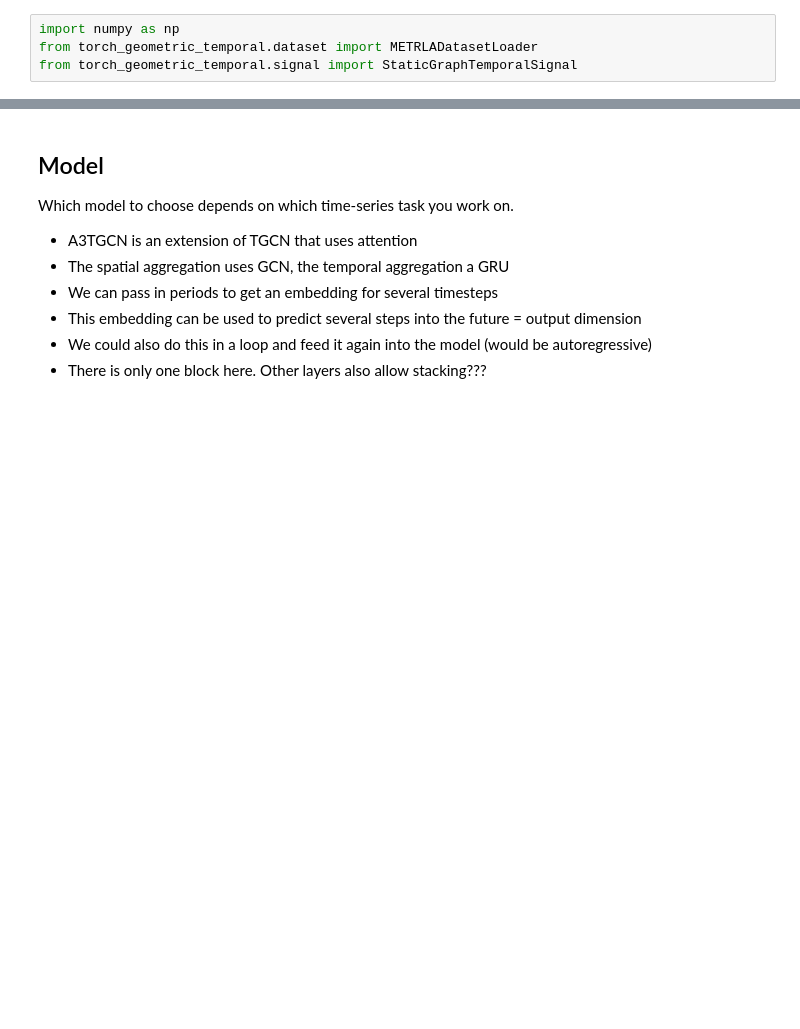
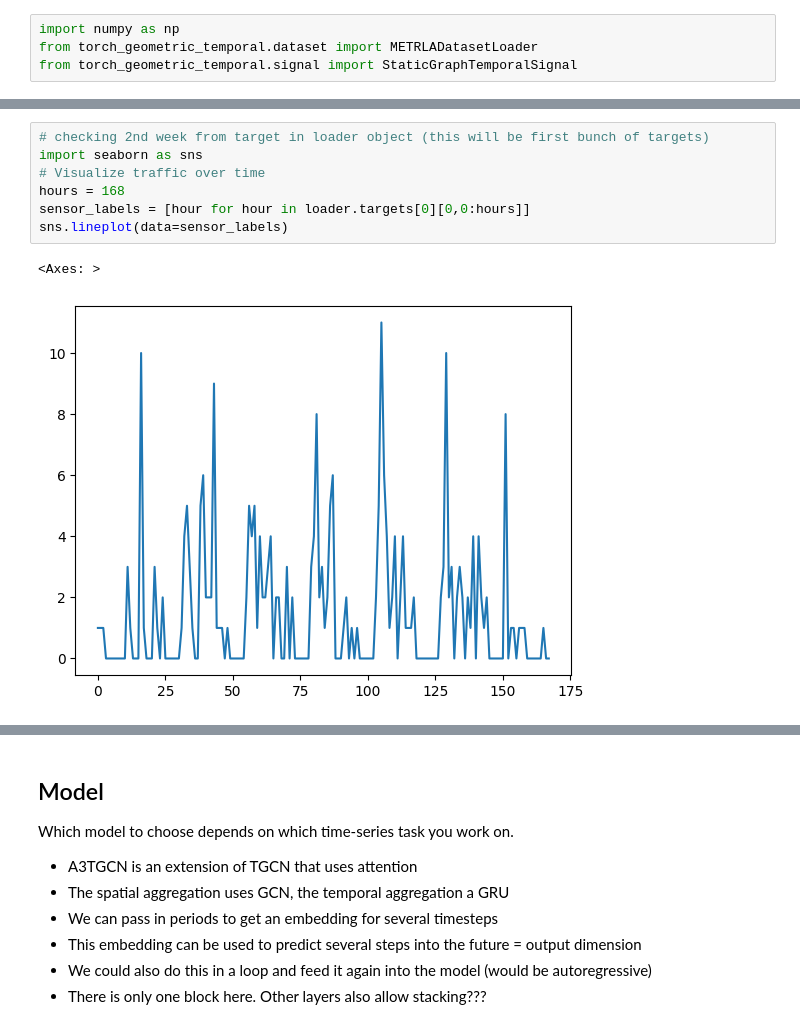
Before and after one commit to javi99/MT_predicting_BSD, a Jupyter notebook: models/developing/traffic_prediction.ipynb, the cells around one changed output, grey strips where cells are left out. Saved outputs shown, nothing was run; the diff lists cells and outputs as text; blank space fills up the shorter version.

```diff
--- a/models/developing/traffic_prediction.ipynb
+++ b/models/developing/traffic_prediction.ipynb
@@ -156,0 +185,10 @@ dataset.snapshot_count
+# %%
+# checking 2nd week from target in loader object (this will be first bunch of targets)
+import seaborn as sns
+# Visualize traffic over time
+hours = 168
+sensor_labels = [hour for hour in loader.targets[0][0,0:hours]]
+sns.lineplot(data=sensor_labels)
+# %% [output]
+<Axes: >
+[figure, added]
```
Also changed, not shown: parts of 41 cells of this notebook.
